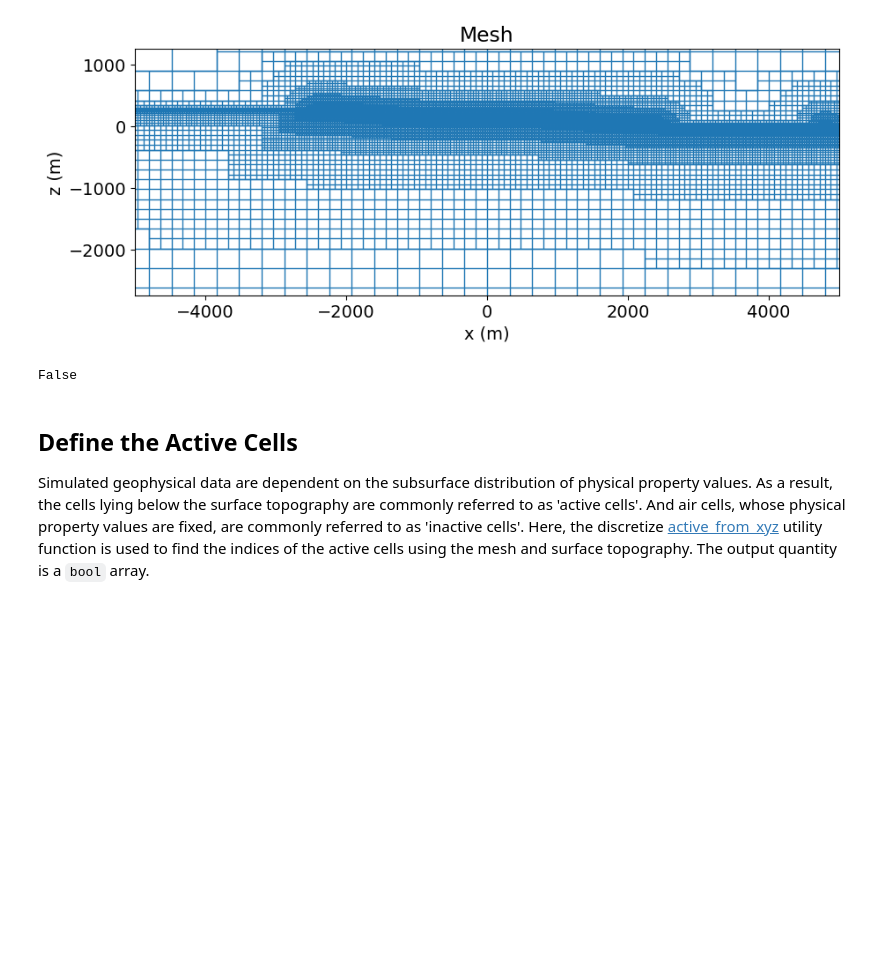
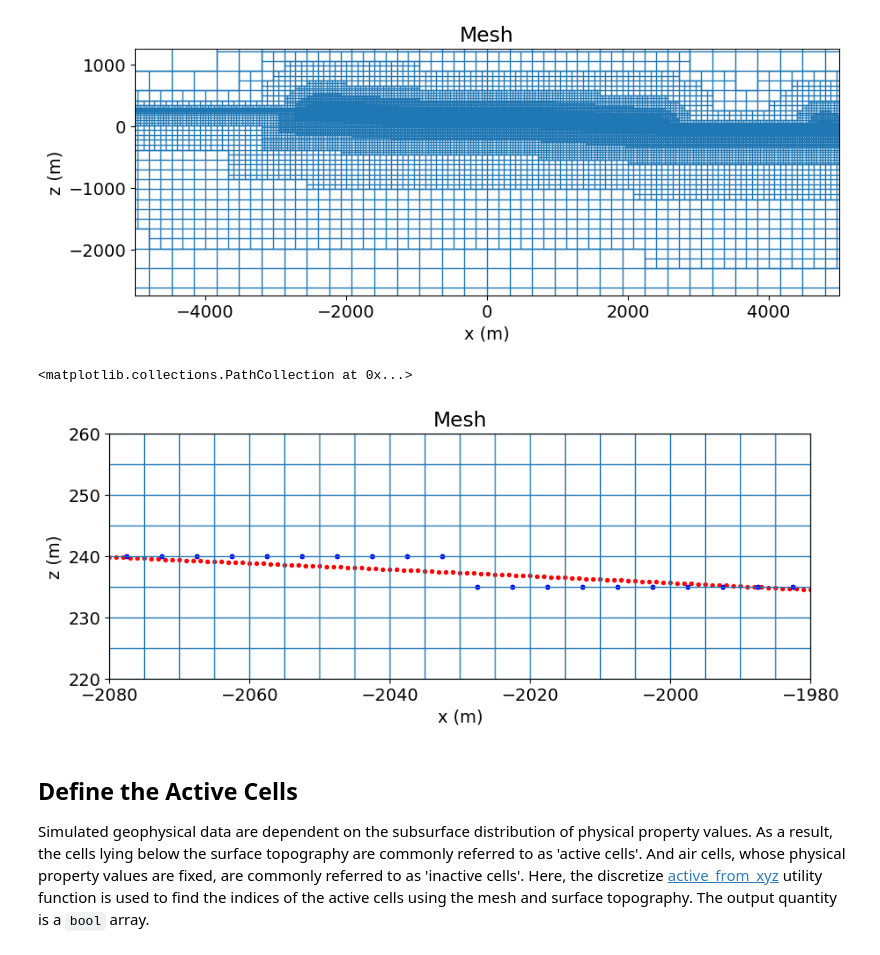
Before and after one commit to simpeg/user-tutorials, a Jupyter notebook: notebooks/09-nsem/fwd_nsem_2d.ipynb, the cells around one changed output. Saved outputs shown, nothing was run; the diff lists cells and outputs as text; code cells hidden in the pictures; blank space fills up the shorter version.

```diff
--- a/notebooks/09-nsem/fwd_nsem_2d.ipynb
+++ b/notebooks/09-nsem/fwd_nsem_2d.ipynb
@@ -215,10 +218,23 @@ ax1.set_ylabel("z (m)")
 plt.show()
 # %% [output]
 [figure]
-# %%
-not isinstance(mesh, TreeMesh)
-# %% [output]
-False
+# %%
+
+fig = plt.figure(figsize=(10, 4))
+
+ax1 = fig.add_axes([0.14, 0.17, 0.8, 0.7])
+mesh.plot_grid(ax=ax1, linewidth=1)
+ax1.grid(False)
+ax1.set_xlim(-2080, -1980)
+ax1.set_ylim(220, 260)
+ax1.set_title("Mesh")
+ax1.set_xlabel("x (m)")
+ax1.set_ylabel("z (m)")
+ax1.scatter(locations_x_mt, locations_z_mt, 8, "r")
+ax1.scatter(locations_mt_shifted[:, 0], locations_mt_shifted[:, -1], 8, "b")
+# %% [output]
+<matplotlib.collections.PathCollection at 0x...>
+[figure, added]
 # %% [markdown]
 ## Define the Active Cells
 
```
Also changed, not shown: parts of 27 cells of this notebook, 5 other files.
